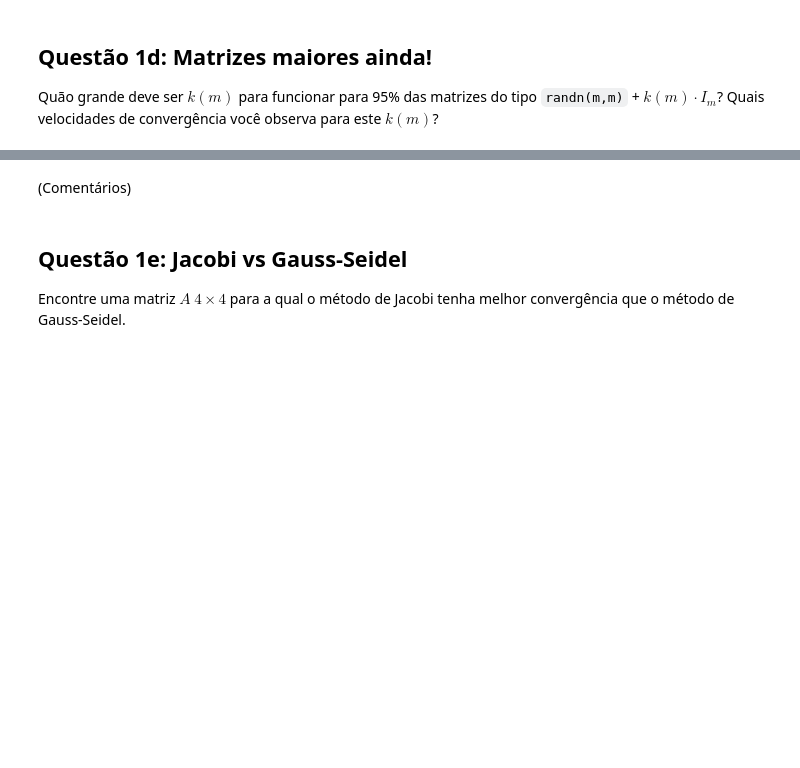
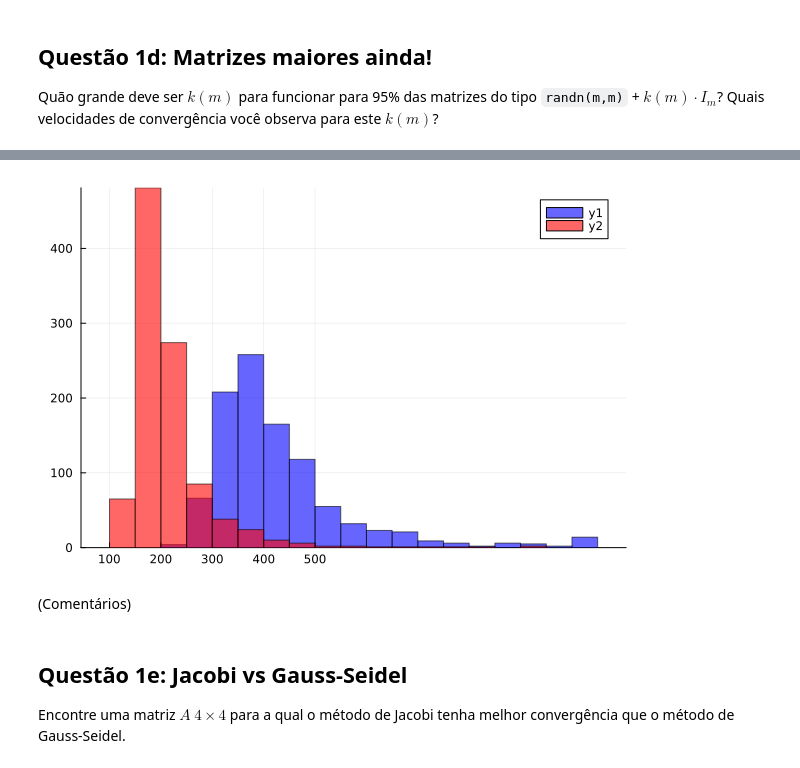
Before and after one commit to davi-dressler/fgv_aln, a Jupyter notebook: Trab_2/Projeto2.ipynb, the cells around one changed output, grey strips where cells are left out. Cells and saved outputs as stored; diff of their text form; code cells hidden in the pictures; blank space fills up the shorter version.

```diff
--- a/Trab_2/Projeto2.ipynb
+++ b/Trab_2/Projeto2.ipynb
@@ -449,3 +686,9 @@ plotar_comparativo(A,b)
+# %%
+historic_j, historic_gs = return_historic_it(500)
+histogram(historic_j, size= (600, 400), bins= 20, color = :blue, alpha = 0.6, xticks= 0:100:500)
+histogram!(historic_gs, bins= 20, color = :red, alpha = 0.6, xticks= 0:100:500)
+# %% [output]
+[figure, added]
 # %%
 # Código (gerando possivelmente gráficos ou tabelas)
 # %% [markdown]
```
Also changed, not shown: parts of 61 cells of this notebook, 2 other files.
